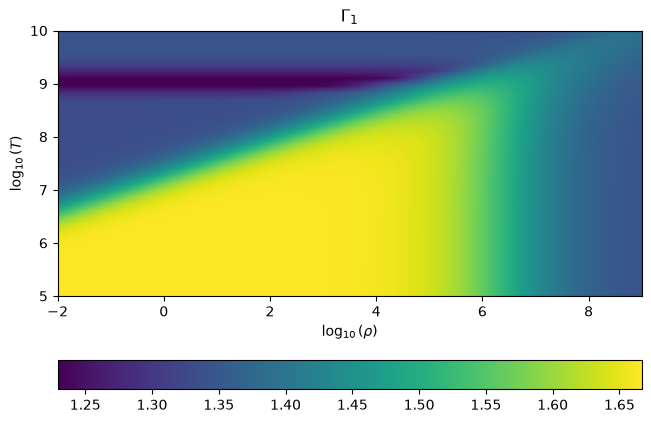
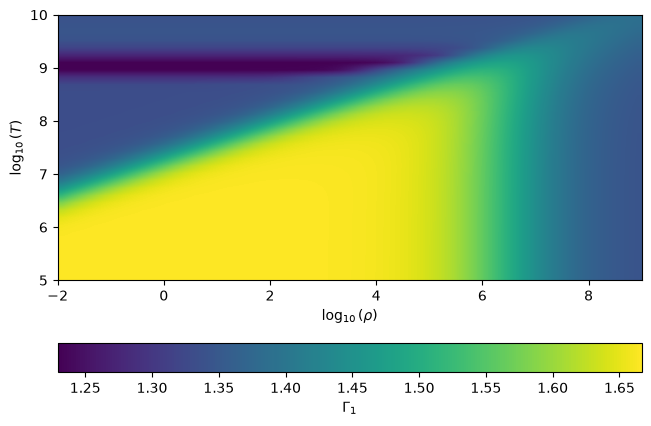
Code edit (unified diff) that turned the first committed figure into the second:
--- before
+++ after
@@ -7,4 +7,3 @@
 ax.set_xlabel(r"$\log_{10}(\rho)$")
 ax.set_ylabel(r"$\log_{10}(T)$")
-ax.set_title(r"$\Gamma_1$")
-fig.colorbar(im, ax=ax, orientation="horizontal")
+fig.colorbar(im, ax=ax, orientation="horizontal", label=r"$\Gamma_1$")

Commit: update plot styles